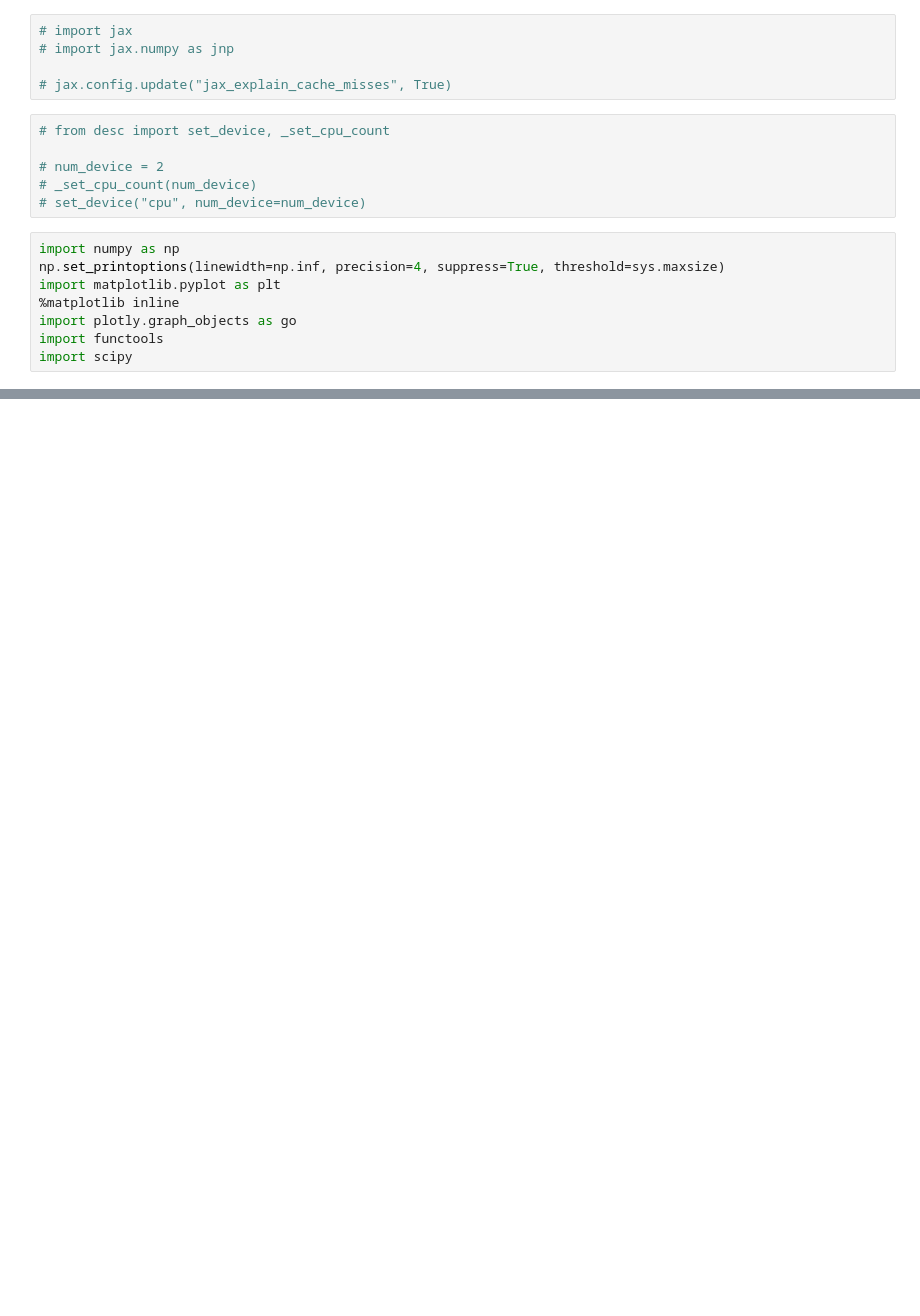
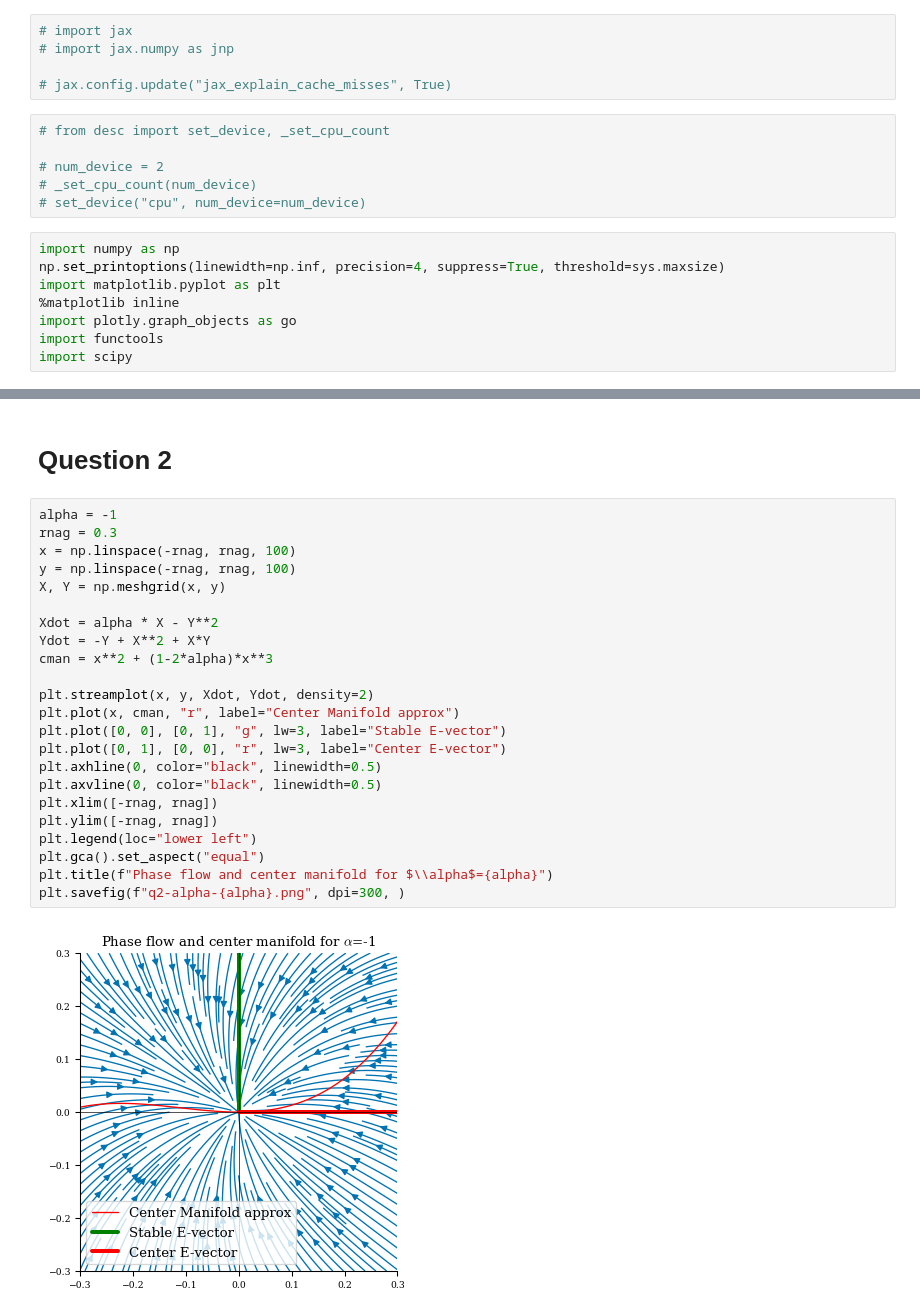
Before and after one commit to YigitElma/DEBUG-DESC, a Jupyter notebook: test-notebook.ipynb, the cells around one changed output, grey strips where cells are left out. Cells and saved outputs as stored; diff of their text form; blank space fills up the shorter version.

```diff
--- a/test-notebook.ipynb
+++ b/test-notebook.ipynb
@@ -227,0 +162,27 @@ plt.savefig(f"Manifolds for gamma={gamma}, delta={delta}.png", dpi=300)
+# %% [markdown]
+# Question 2
+# %%
+alpha = -1
+rnag = 0.3
+x = np.linspace(-rnag, rnag, 100)
+y = np.linspace(-rnag, rnag, 100)
+X, Y = np.meshgrid(x, y)
+
+Xdot = alpha * X - Y**2
+Ydot = -Y + X**2 + X*Y
+cman = x**2 + (1-2*alpha)*x**3
+
+plt.streamplot(x, y, Xdot, Ydot, density=2)
+plt.plot(x, cman, "r", label="Center Manifold approx")
+plt.plot([0, 0], [0, 1], "g", lw=3, label="Stable E-vector")
+plt.plot([0, 1], [0, 0], "r", lw=3, label="Center E-vector")
+plt.axhline(0, color="black", linewidth=0.5)
+plt.axvline(0, color="black", linewidth=0.5)
+plt.xlim([-rnag, rnag])
+plt.ylim([-rnag, rnag])
+plt.legend(loc="lower left")
+plt.gca().set_aspect("equal")
+plt.title(f"Phase flow and center manifold for $\\alpha$={alpha}")
+plt.savefig(f"q2-alpha-{alpha}.png", dpi=300, )
+# %% [output]
+[figure, added]
```
Also changed, not shown: parts of 13 cells of this notebook, 36 other files.
